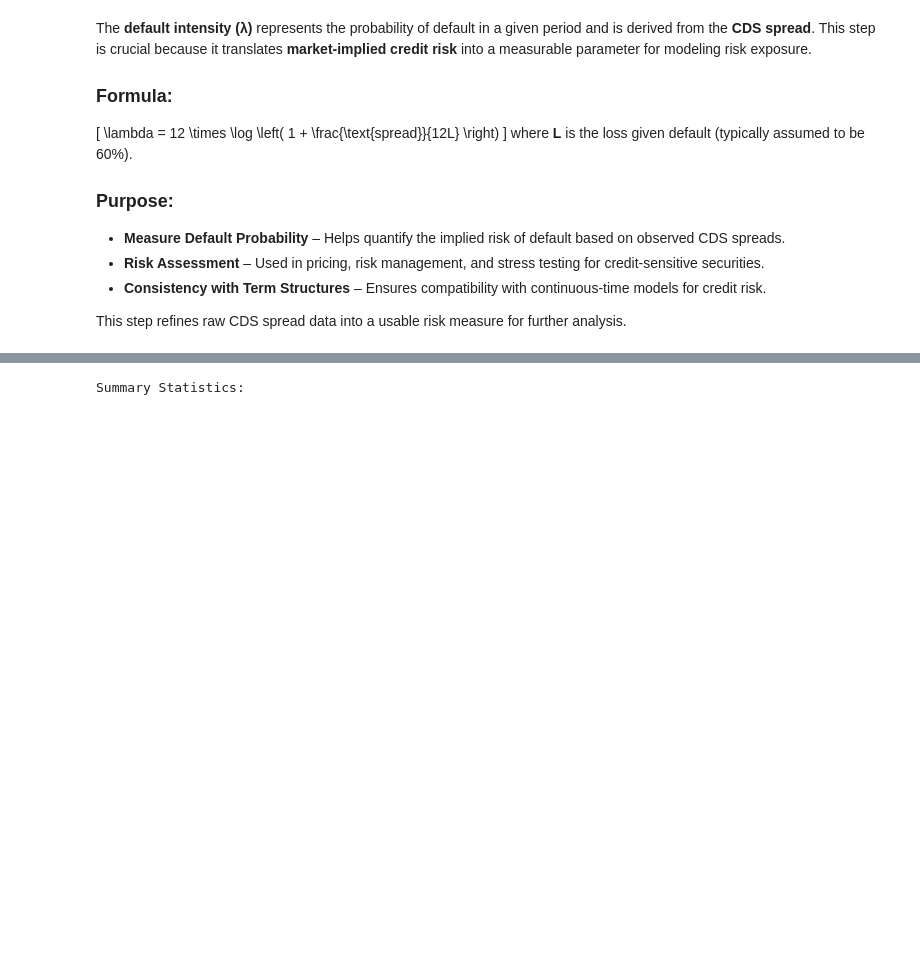
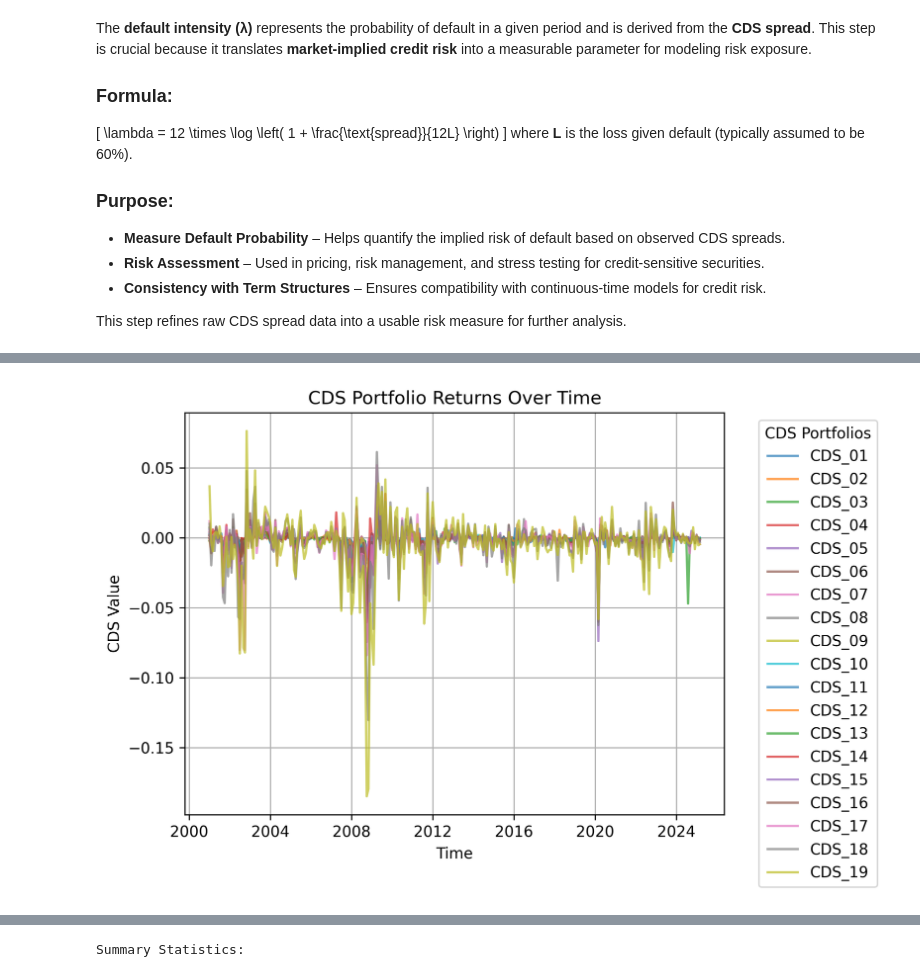
Before and after one commit to ygxu01/credit-default-swap-returns-replication, a Jupyter notebook: src/Final_Project.ipynb, the cells around one changed output, grey strips where cells are left out. Saved outputs shown, nothing was run; the diff lists cells and outputs as text; code cells hidden in the pictures; blank space fills up the shorter version.

```diff
--- a/src/Final_Project.ipynb
+++ b/src/Final_Project.ipynb
@@ -209,0 +167,6 @@ Final Processed Data:
+# %%
+# Load and display image in Jupyter Notebook
+fig1_path = "../_output/cds_portfolio_returns.png"
+display(Image(filename=fig1_path))
+# %% [output]
+[figure, added]
```
Also changed, not shown: parts of 11 cells of this notebook, 2 other files.
